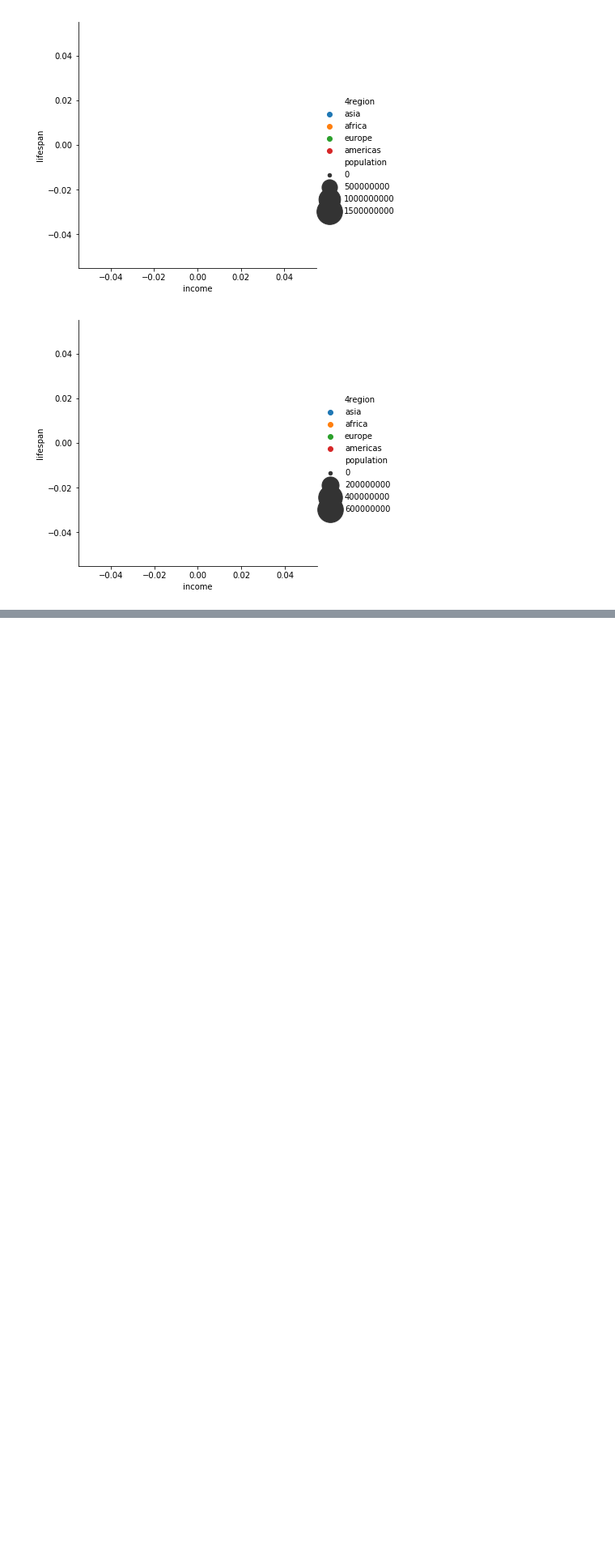
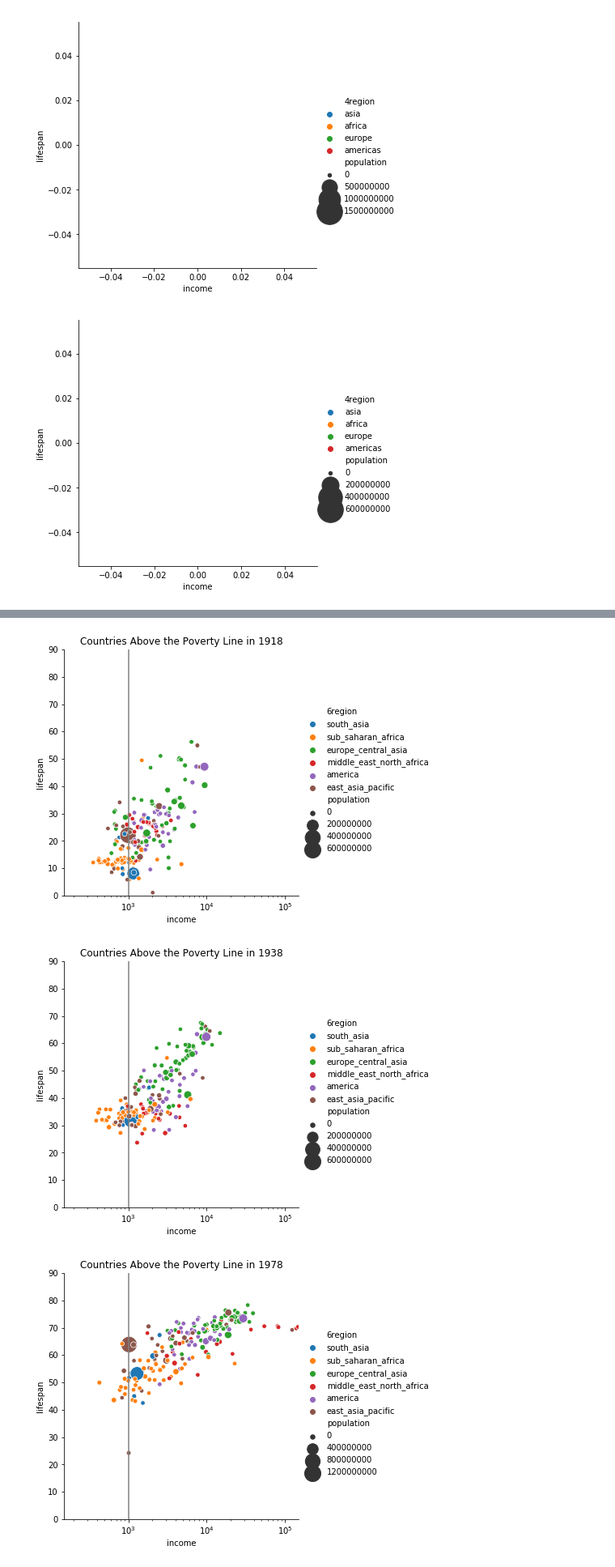
Before and after one commit to Bhavani-Rajan/DS-Unit-1-Sprint-2-Data-Wrangling-and-Storytelling, a Jupyter notebook: module4-sequence-your-narrative/LS_DS_124_Sequence_your_narrative_Assignment.ipynb, the cells around one changed output, grey strips where cells are left out. Shown: that part at 81% size. Cells and saved outputs as stored; diff of their text form; code cells hidden in the pictures; blank space fills up the shorter version.

```diff
--- a/module4-sequence-your-narrative/LS_DS_124_Sequence_your_narrative_Assignment.ipynb
+++ b/module4-sequence-your-narrative/LS_DS_124_Sequence_your_narrative_Assignment.ipynb
@@ -329,0 +429,13 @@ plt.show()
+# %%
+for year in years:
+  sns.relplot(x='income', y='lifespan', hue='6region', size='population',
+              sizes=(30,400), data=df[df.year==year])
+  plt.xscale('log')
+  plt.xlim((150, 150000))
+  plt.ylim((0, 90))
+  plt.title('Countries Above the Poverty Line in ' + str(year))
+  plt.axvline(x=1000, color='grey')
+# %% [output]
+[figure, added]
+[figure, added]
+[figure, added]
```
Also changed, not shown: parts of 12 cells of this notebook.
